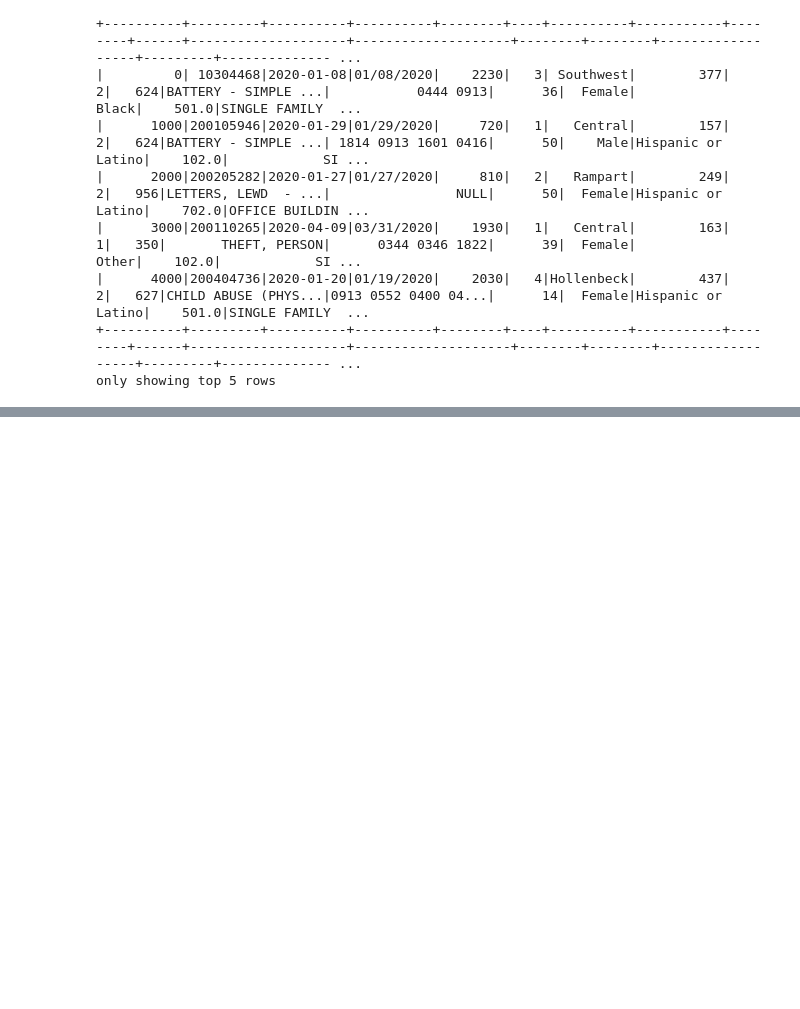
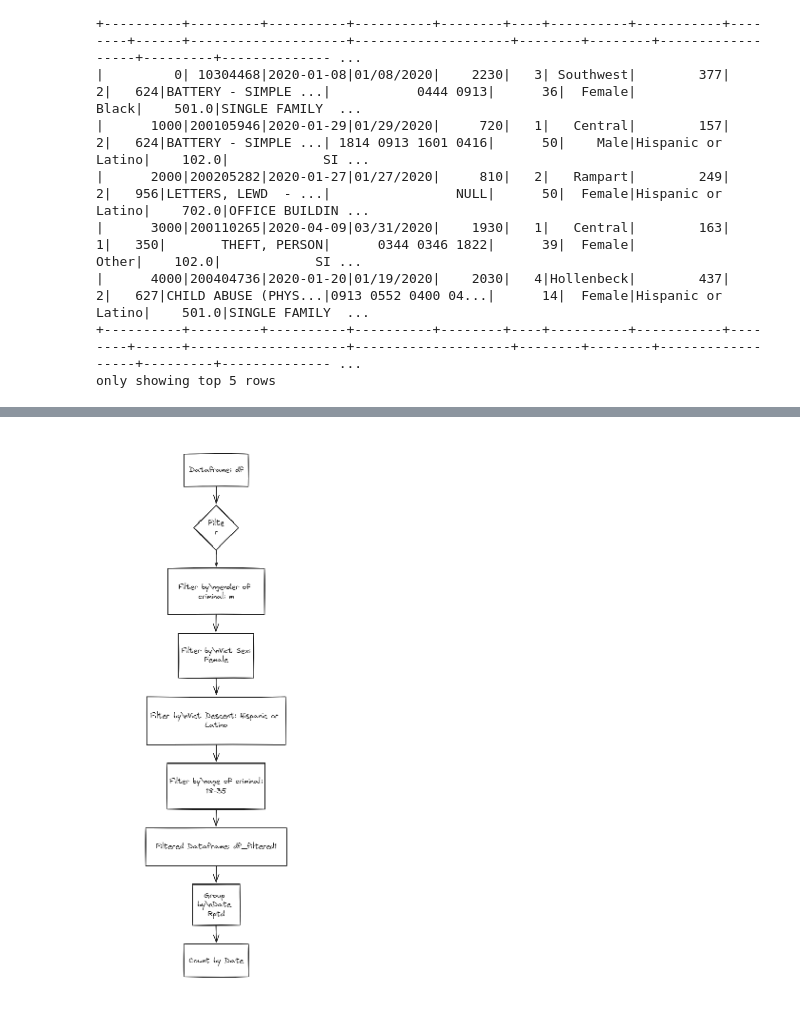
Before and after one commit to SzymonBal/Crime_Data_Werehouse, a Jupyter notebook: TIME_SERIES.ipynb, the cells around one changed output, grey strips where cells are left out. Saved outputs shown, nothing was run; the diff lists cells and outputs as text; code cells hidden in the pictures; blank space fills up the shorter version.

```diff
--- a/TIME_SERIES.ipynb
+++ b/TIME_SERIES.ipynb
@@ -579,0 +197,5 @@ plt.show()
+# %%
+from IPython.display import Image
+Image(filename='mining2.png')
+# %% [output]
+[figure, added]
```
Also changed, not shown: parts of 37 cells of this notebook, 3 other files.
